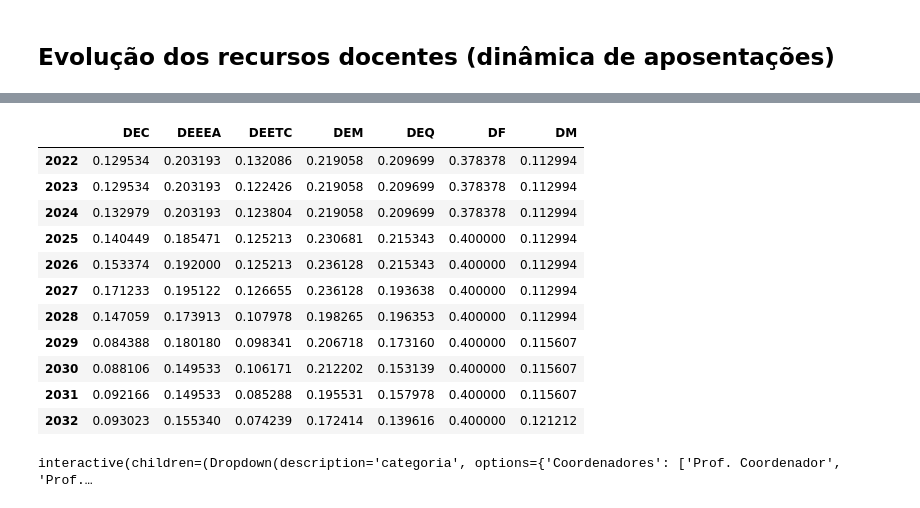
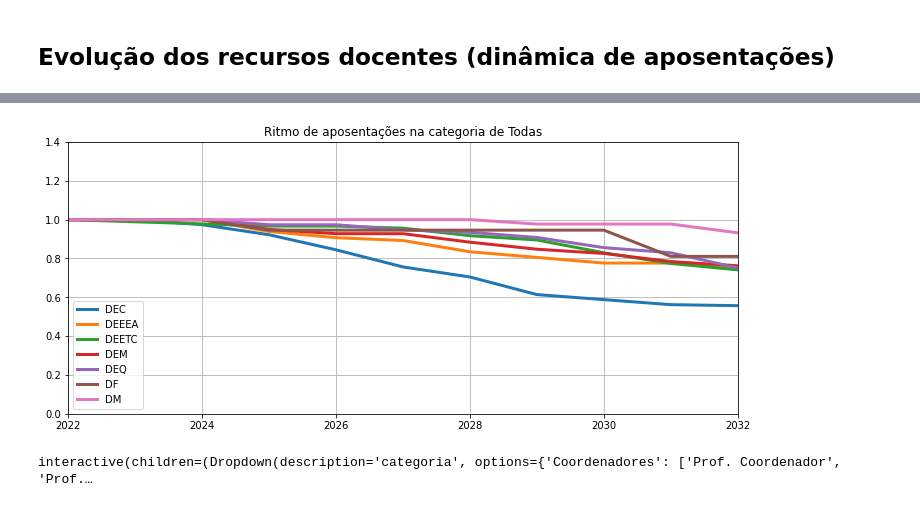
Before and after one commit to arjoca/RHDocentes, a Jupyter notebook: RHDocentes_Futuro.ipynb, the cells around one changed output, grey strips where cells are left out. Saved outputs shown, nothing was run; the diff lists cells and outputs as text; code cells hidden in the pictures.

```diff
--- a/RHDocentes_Futuro.ipynb
+++ b/RHDocentes_Futuro.ipynb
@@ -145,21 +144,6 @@ def time_evolution_ratio(lst_anos, categoria):
     s.name = str(ano)
     df2 = df2.append(s)
   return df/df2
-# %%
-time_evolution_ratio(LST_ANOS, cat_prof_coord)
-# %% [output]
-|  | DEC | DEEEA | DEETC | DEM | DEQ | DF | DM |
-| 2022 | 0.129534 | 0.203193 | 0.132086 | 0.219058 | 0.209699 | 0.378378 | 0.112994 |
-| 2023 | 0.129534 | 0.203193 | 0.122426 | 0.219058 | 0.209699 | 0.378378 | 0.112994 |
-| 2024 | 0.132979 | 0.203193 | 0.123804 | 0.219058 | 0.209699 | 0.378378 | 0.112994 |
-| 2025 | 0.140449 | 0.185471 | 0.125213 | 0.230681 | 0.215343 | 0.400000 | 0.112994 |
-| 2026 | 0.153374 | 0.192000 | 0.125213 | 0.236128 | 0.215343 | 0.400000 | 0.112994 |
-| 2027 | 0.171233 | 0.195122 | 0.126655 | 0.236128 | 0.193638 | 0.400000 | 0.112994 |
-| 2028 | 0.147059 | 0.173913 | 0.107978 | 0.198265 | 0.196353 | 0.400000 | 0.112994 |
-| 2029 | 0.084388 | 0.180180 | 0.098341 | 0.206718 | 0.173160 | 0.400000 | 0.115607 |
-| 2030 | 0.088106 | 0.149533 | 0.106171 | 0.212202 | 0.153139 | 0.400000 | 0.115607 |
-| 2031 | 0.092166 | 0.149533 | 0.085288 | 0.195531 | 0.157978 | 0.400000 | 0.115607 |
-| 2032 | 0.093023 | 0.155340 | 0.074239 | 0.172414 | 0.139616 | 0.400000 | 0.121212 |
 # %%
 # Dataframe com a evolução temporal relativa de recursos docentes por departamento
 def time_evolution_eti(categoria, lst_anos, plot=False):
@@ -174,6 +158,11 @@ def time_evolution_eti(categoria, lst_anos, plot=False):
     plot_ref_one(df, f'Ritmo de aposentações na categoria de {inv_catgs[tuple(categoria)]}')
   else:
     return df
+# %%
+# Evolução relativo dos ETIs
+time_evolution_eti(cat_todas, LST_ANOS, plot=True)
+# %% [output]
+[figure, added]
 # %%
 # Ritmo de aposentações na categoria (interativo)
 catgs = {'Coordenadores':cat_prof_coord,
```
Also changed, not shown: parts of 8 cells of this notebook.
